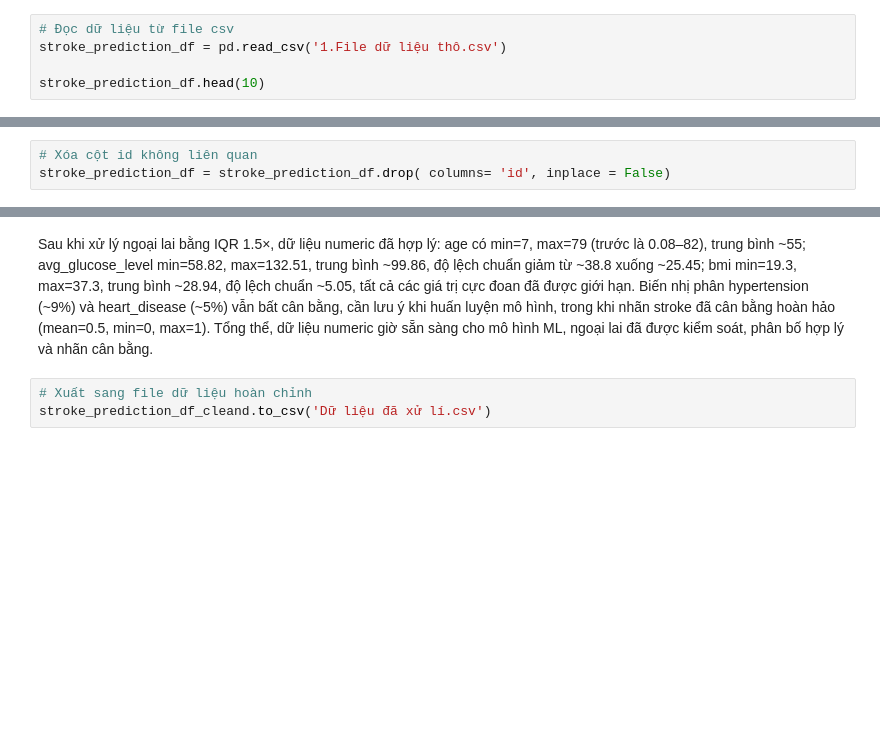
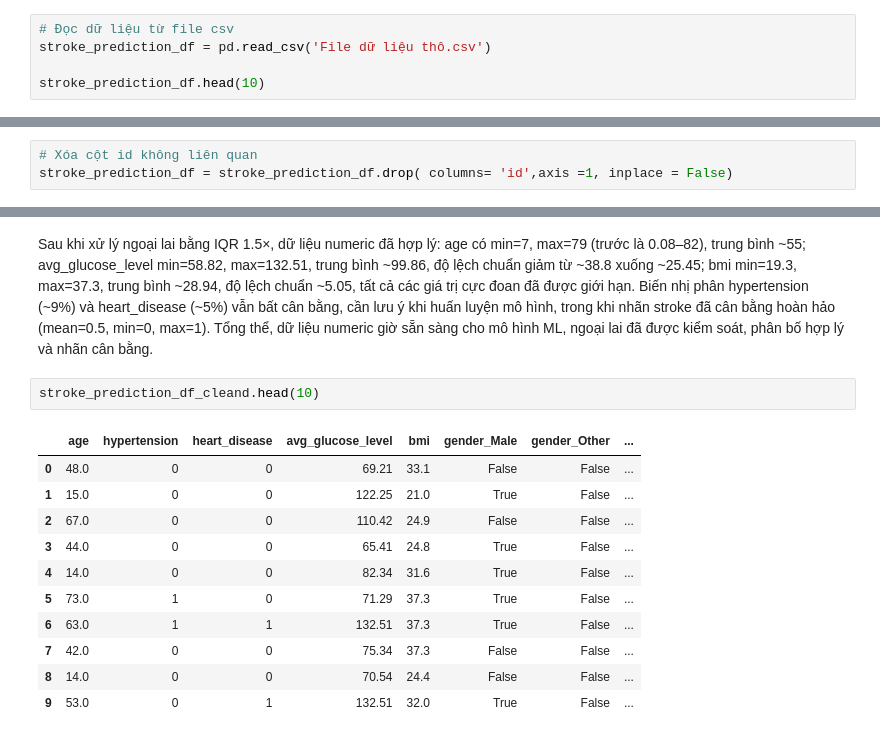
Before and after one commit to Harry5867/STROKE_PREDITION_UTH, a Jupyter notebook: 1.Tiền xử lí dữ liệu/Tiền xử lí.ipynb, the cells around one changed output, grey strips where cells are left out. Cells and saved outputs as stored; diff of their text form; blank space fills up the shorter version.

```diff
--- a/1.Tiền xử lí dữ liệu/Tiền xử lí.ipynb
+++ b/1.Tiền xử lí dữ liệu/Tiền xử lí.ipynb
@@ -11,7 +11,7 @@ from imblearn.over_sampling import SMOTE
 from sklearn.model_selection import train_test_split
 # %%
 # Đọc dữ liệu từ file csv
-stroke_prediction_df = pd.read_csv('1.File dữ liệu thô.csv')
+stroke_prediction_df = pd.read_csv('File dữ liệu thô.csv')
 
 stroke_prediction_df.head(10)
 # %% [output]
@@ -127,7 +127,7 @@ Việc này giúp mô hình hiểu đúng bản chất của dữ liệu, tránh
 3. Xử lý dữ liệu không liên quan (Handling Irrelevant Features):
 # %%
 # Xóa cột id không liên quan
-stroke_prediction_df = stroke_prediction_df.drop( columns= 'id', inplace = False)
+stroke_prediction_df = stroke_prediction_df.drop( columns= 'id',axis =1, inplace = False)
 # %% [markdown]
 - Trong bộ dữ liệu, cột id chỉ đóng vai trò là mã số định danh cho từng bản ghi (record). Nó không mang thông tin thực chất nào về đặc điểm của bệnh nhân hoặc kết quả bệnh lý, nên không có giá trị dự đoán trong mô hình học máy.
 # %% [markdown]
@@ -247,6 +247,17 @@ stroke_prediction_df_cleand.describe()
 | max | 79.000000 | 1.000000 | 1.000000 | 132.512500 | 37.300000 | 1.000000 |
 # %% [markdown]
 Sau khi xử lý ngoại lai bằng IQR 1.5×, dữ liệu numeric đã hợp lý: age có min=7, max=79 (trước là 0.08–82), trung bình ~55; avg_glucose_level min=58.82, max=132.51, trung bình ~99.86, độ lệch chuẩn giảm từ ~38.8 xuống ~25.45; bmi min=19.3, max=37.3, trung bình ~28.94, độ lệch chuẩn ~5.05, tất cả các giá trị cực đoan đã được giới hạn. Biến nhị phân hypertension (~9%) và heart_disease (~5%) vẫn bất cân bằng, cần lưu ý khi huấn luyện mô hình, trong khi nhãn stroke đã cân bằng hoàn hảo (mean=0.5, min=0, max=1). Tổng thể, dữ liệu numeric giờ sẵn sàng cho mô hình ML, ngoại lai đã được kiểm soát, phân bố hợp lý và nhãn cân bằng.
-# %%
-# Xuất sang file dữ liệu hoàn chỉnh
-stroke_prediction_df_cleand.to_csv('Dữ liệu đã xử lí.csv')
+# %%
+stroke_prediction_df_cleand.head(10)
+# %% [output]
+|  | age | hypertension | heart_disease | avg_glucose_level | bmi | gender_Male | gender_Other | ... |
+| 0 | 48.0 | 0 | 0 | 69.21 | 33.1 | False | False | ... |
+| 1 | 15.0 | 0 | 0 | 122.25 | 21.0 | True | False | ... |
+| 2 | 67.0 | 0 | 0 | 110.42 | 24.9 | False | False | ... |
+| 3 | 44.0 | 0 | 0 | 65.41 | 24.8 | True | False | ... |
+| 4 | 14.0 | 0 | 0 | 82.34 | 31.6 | True | False | ... |
+| 5 | 73.0 | 1 | 0 | 71.29 | 37.3 | True | False | ... |
+| 6 | 63.0 | 1 | 1 | 132.51 | 37.3 | True | False | ... |
+| 7 | 42.0 | 0 | 0 | 75.34 | 37.3 | False | False | ... |
+| 8 | 14.0 | 0 | 0 | 70.54 | 24.4 | False | False | ... |
+| 9 | 53.0 | 0 | 1 | 132.51 | 32.0 | True | False | ... |
```
Also changed, not shown: 2 other files.
